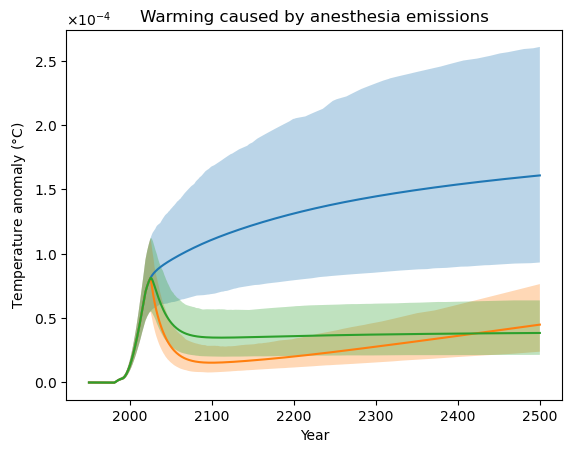
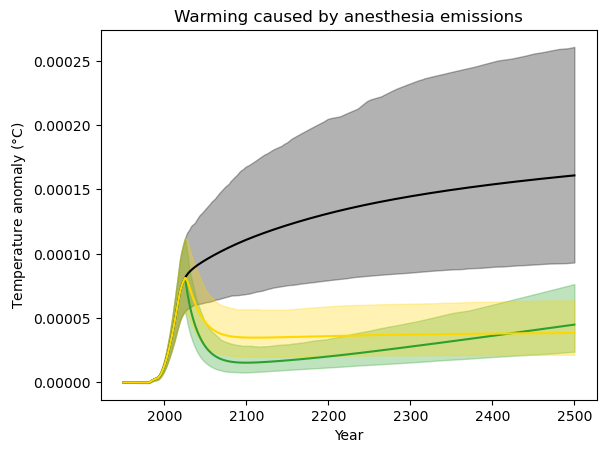
Code edit (unified diff) that turned the first committed figure into the second:
--- before
+++ after
@@ -6,14 +6,14 @@
 initial_year = 1950 - 1750
 
-plt.plot(timebounds_1[initial_year:], mean_f_status_quo_temperature[initial_year:], label='Status quo')
-plt.fill_between(timebounds_1[initial_year:], p05_f_status_quo_temperature[initial_year:], p95_f_status_quo_temperature[initial_year:], alpha=0.3)
+plt.plot(timebounds_1[initial_year:], mean_f_status_quo_temperature[initial_year:], label='Status quo', color="black")
+plt.fill_between(timebounds_1[initial_year:], p05_f_status_quo_temperature[initial_year:], p95_f_status_quo_temperature[initial_year:], alpha=0.3, color="black")
 
 # TIVA abrupt change
-plt.plot(timebounds_1[initial_year:], mean_f_tiva_only_temperature[initial_year:], label='TIVA-only')
-plt.fill_between(timebounds_1[initial_year:], p05_f_tiva_only_temperature[initial_year:], p95_f_tiva_only_temperature[initial_year:], alpha=0.3)
+plt.plot(timebounds_1[initial_year:], mean_f_tiva_only_temperature[initial_year:], label='TIVA-only', color="tab:green")
+plt.fill_between(timebounds_1[initial_year:], p05_f_tiva_only_temperature[initial_year:], p95_f_tiva_only_temperature[initial_year:], alpha=0.3, color="tab:green")
 
 # TIVA only
-plt.plot(timebounds_1[initial_year:], mean_f_sevo_only_temperature[initial_year:], label='Sevoflurane-only')
-plt.fill_between(timebounds_1[initial_year:], p05_f_sevo_only_temperature[initial_year:], p95_f_sevo_only_temperature[initial_year:], alpha=0.3)
+plt.plot(timebounds_1[initial_year:], mean_f_sevo_only_temperature[initial_year:], label='Sevoflurane-only', color="gold")
+plt.fill_between(timebounds_1[initial_year:], p05_f_sevo_only_temperature[initial_year:], p95_f_sevo_only_temperature[initial_year:], alpha=0.3, color="gold")
 
 plt.title('Warming caused by anesthesia emissions')
@@ -23,6 +23,6 @@
 
 ax = plt.gca()
-ax.yaxis.set_major_formatter(ticker.ScalarFormatter(useMathText=True))
-ax.ticklabel_format(axis='y', style='sci', scilimits=(-4, -4))
+# ax.yaxis.set_major_formatter(ticker.ScalarFormatter(useMathText=True))
+# ax.ticklabel_format(axis='y', style='sci', scilimits=(-4, -4))
 
 plt.savefig("anesthetic_induced_warming.png", dpi=300, bbox_inches="tight")

Commit: Final plot tweaks and clean-up